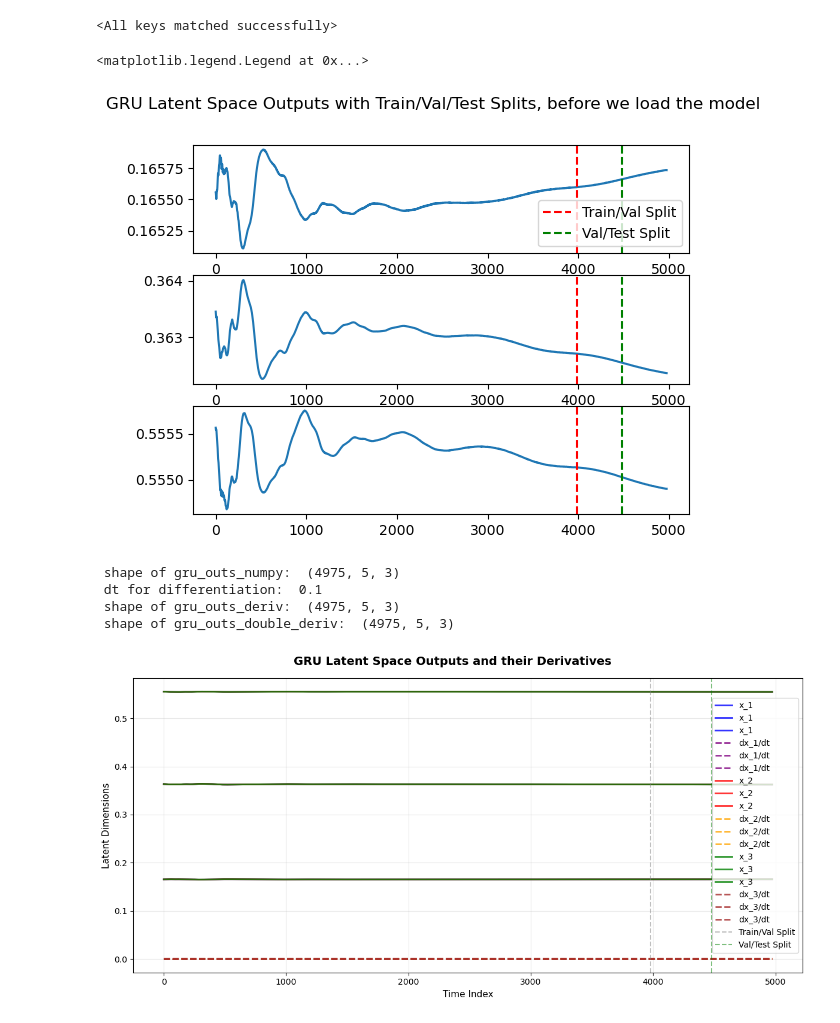
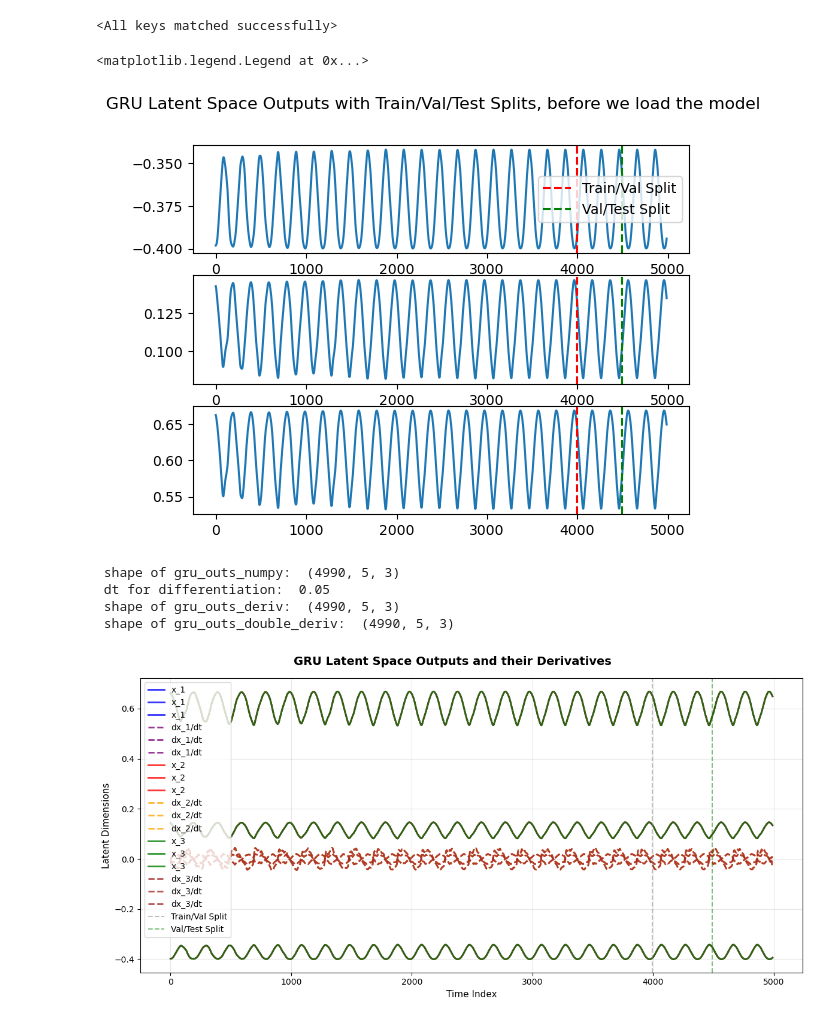
Before and after one commit to kro0l1k/RDE-DA-SHRED, a Jupyter notebook: sindy_shred_on_Koch.ipynb, the cells around one changed output. Cells and saved outputs as stored; diff of their text form; code cells hidden in the pictures.

```diff
--- a/sindy_shred_on_Koch.ipynb
+++ b/sindy_shred_on_Koch.ipynb
@@ -103,7 +103,7 @@ def preprocessing_Koch_model(dataset, T_final):
         dataset_cropped = dataset_cropped[::factor, :]
 
     # cancel out the rotation
-    SHIFT_PER_ROW =  -0.168  # pixels per timestep - adjust as needed
+    SHIFT_PER_ROW =  0 #-0.168  # pixels per timestep - adjust as needed
     print(f"Applying wave straightening with shift_per_row={SHIFT_PER_ROW}")
     print(" shape of load_X before straightening: ", dataset_cropped.shape)
     Koch_model_straightened = straighten_data(
@@ -126,6 +126,6 @@ Applying wave straightening with shift_per_row=-0.168
 # %%
 n, m = data_koch_model_processed.shape
-lags = 25
+lags = 10
 num_sensors = 20
 print(" n, m = ", n, m)
 sensor_locations = np.random.choice(m, size=num_sensors, replace=False)
@@ -192,5 +192,5 @@ Test data output shape: torch.Size([498, 100])  on device: cpu
 # %%
-dt = 0.1 #4.75924829840751e-08 # 0.05
+dt = 0.05 #4.75924829840751e-08 # 0.05
 hidden_layers = 5
 latent_dim = 3 # 2
 dropout = 0.3
@@ -202,11 +202,11 @@ l1 = 35
 l2 = 60
 lr = 2e-3
 batch_size = 128
-num_epochs = 10 #800
-threshold = 0.005
+num_epochs = 70 #800
+threshold = 0.05
 sindy_regularization = 3 #10
-mean_zero_regularization = 0.1
-variance_regularization = 0.1
+mean_zero_regularization = 0.01
+variance_regularization = 0.001
 
 shred = sindy_shred.SINDy_SHRED(num_sensors, m, hidden_size=latent_dim, hidden_layers=hidden_layers, l1=l1, l2=l2, dropout=dropout,
                                  library_dim=library_dim, poly_order=poly_order,
@@ -276,50 +281,50 @@ for i in range(latent_dim):
 ax[0].legend()
 # %% [output]
 <matplotlib.legend.Legend at 0x...>
-[figure, old version]
+[figure, new version]
 # %%
 # compute the first derivative of the gru outputs using finite difference
 gru_outs_numpy = gru_outs.detach().cpu().numpy()
 
 print(" shape of gru_outs_numpy: ", gru_outs_numpy.shape)
 
-differentiation_method = ps.differentiation.SmoothedFiniteDifference(smoother_kws={'window_length': 10})
+differentiation_method = ps.differentiation.SmoothedFiniteDifference(smoother_kws={'window_length': 14})
 # differentiation_method = ps.differentiation.FiniteDifference()
 # compute x dot:
 dt_for_differentiation = dt  # time step used during training
 print(" dt for differentiation: ", dt_for_differentiation)
 gru_outs_deriv = differentiation_method._differentiate(gru_outs_numpy, dt_for_differentiation)
 print(" shape of gru_outs_deriv: ", gru_outs_deriv.shape)
 gru_outs_double_deriv = differentiation_method._differentiate(gru_outs_deriv, dt_for_differentiation)
 print(" shape of gru_outs_double_deriv: ", gru_outs_double_deriv.shape)
 
 # plot x and x dot on a single plot for all latent dimensions
 fig, ax = plt.subplots(1, 1, figsize=(12, 6))
 fig.suptitle('GRU Latent Space Outputs and their Derivatives', fontsize=14, fontweight='bold')
 
 colors = ['blue', 'red', 'green', 'purple', 'orange', 'brown']
 
 for i in range(latent_dim):
     # Plot x for each dimension
     ax.plot(gru_outs_numpy[:, i], linewidth=2, alpha=0.8, color=colors[i % len(colors)], label=f'x_{i+1}')
     # Plot dx/dt for each dimension
     ax.plot(gru_outs_deriv[:, i], linewidth=2, alpha=0.8, color=colors[(i + latent_dim) % len(colors)], linestyle='--', label=f'dx_{i+1}/dt')
 
 ax.set_ylabel('Latent Dimensions', fontsize=11)
 ax.grid(True, alpha=0.3)
 ax.axvline(x=n_train, color='gray', linestyle='--', alpha=0.5, label='Train/Val Split')
 ax.axvline(x=n_train + n_valid, color='green', linestyle='--', alpha=0.5, label='Val/Test Split')
 ax.legend(loc='best', fontsize=10)
 ax.set_xlabel('Time Index', fontsize=11)
 
 plt.tight_layout()
 plt.show()
 # %% [output]
- shape of gru_outs_numpy:  (4975, 5, 3)
- dt for differentiation:  0.1
- shape of gru_outs_deriv:  (4975, 5, 3)
- shape of gru_outs_double_deriv:  (4975, 5, 3)
+ shape of gru_outs_numpy:  (4990, 5, 3)
+ dt for differentiation:  0.05
+ shape of gru_outs_deriv:  (4990, 5, 3)
+ shape of gru_outs_double_deriv:  (4990, 5, 3)
-[figure, old version]
+[figure, new version]
 # %%
 # from pysindy.optimizers import MIOSR
 
```
Also changed, not shown: parts of 7 cells of this notebook, 1 other file.
